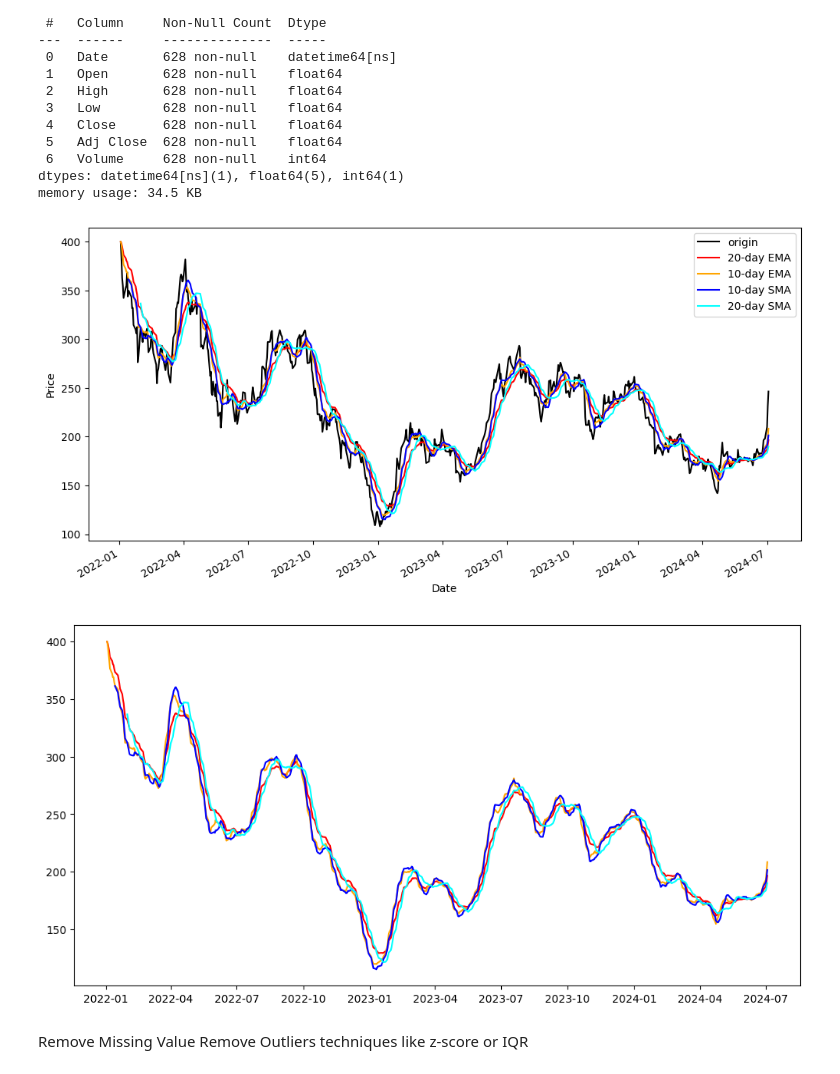
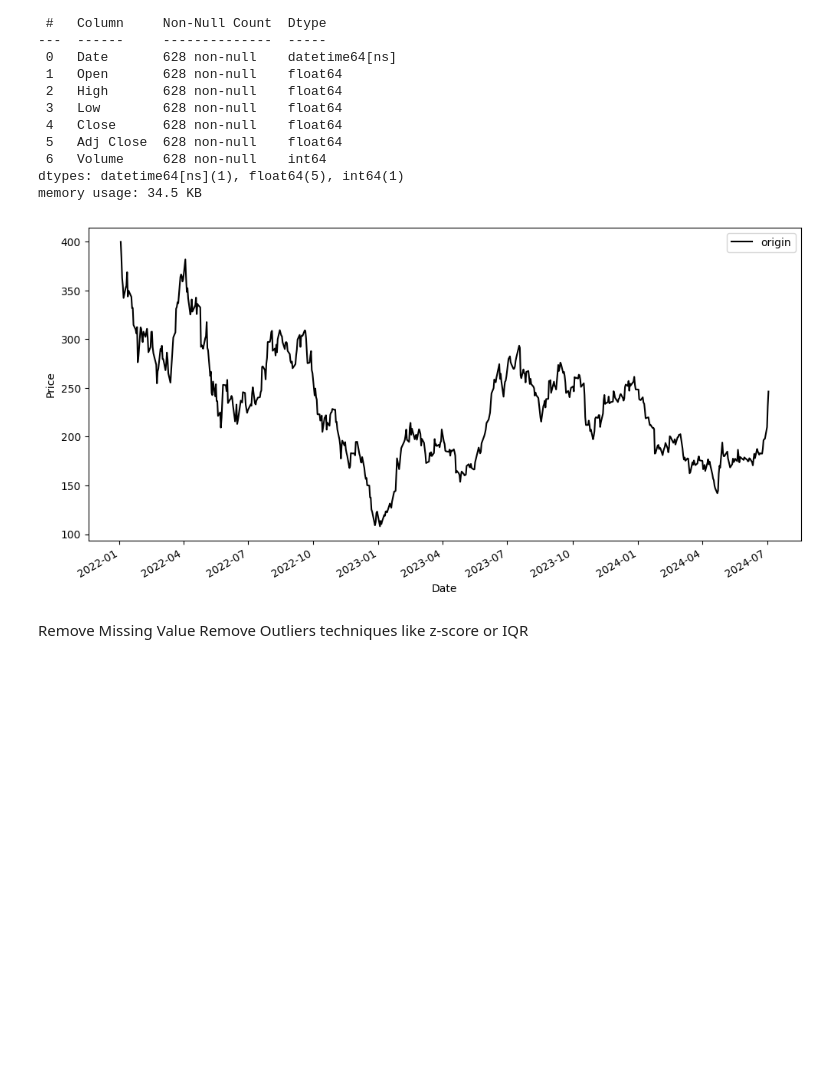
Before and after one commit to porchportal/stock-market-prediction-by--multi-Task-learning, a Jupyter notebook: VScodeML@2/data/Data&Normalize.ipynb, the cells around one changed output. Cells and saved outputs as stored; diff of their text form; code cells hidden in the pictures; blank space fills up the shorter version.

```diff
--- a/VScodeML@2/data/Data&Normalize.ipynb
+++ b/VScodeML@2/data/Data&Normalize.ipynb
@@ -44,32 +44,25 @@ memory usage: 34.5 KB
 # %%
 sma_20 = dataset['Close'].rolling(window=20).mean()
 sma_10 = dataset['Close'].rolling(window=10).mean()
 ema_20 = dataset['Close'].ewm(span=20, adjust=False).mean()
 ema_10 = dataset['Close'].ewm(span=10, adjust=False).mean()
 
-def show():
-
-    plt.plot(dataset['Date'], ema_20, label='20-day EMA', color='red')
-    plt.plot(dataset['Date'], ema_10, label='10-day EMA', color='orange')
-    plt.plot(dataset['Date'], sma_10, label='10-day SMA', color='blue')
-    plt.plot(dataset['Date'], sma_20, label='20-day SMA', color='cyan')
-
+def show(dataSet):
+    plt.plot(dataSet, ema_20, label='20-day EMA', color='red')
+    plt.plot(dataSet, ema_10, label='10-day EMA', color='orange')
+    plt.plot(dataSet, sma_10, label='10-day SMA', color='blue')
+    plt.plot(dataSet, sma_20, label='20-day SMA', color='cyan')
 
 plt.figure(figsize=(12, 6))
 plt.plot(dataset['Date'], dataset['Close'], label='origin', color='black')
-show()
+#show()
 plt.xlabel('Date')
 plt.ylabel('Price')
 plt.legend()
 plt.gcf().autofmt_xdate()
 plt.show()
-
-plt.figure(figsize=(12, 6))
-show()
-plt.show()
 # %% [output]
-[figure, old version]
+[figure, new version]
-[figure, removed]
 # %% [markdown]
 Remove Missing Value
 Remove Outliers techniques like z-score or IQR
```
Also changed, not shown: parts of 2 cells of this notebook, 1 other file.
